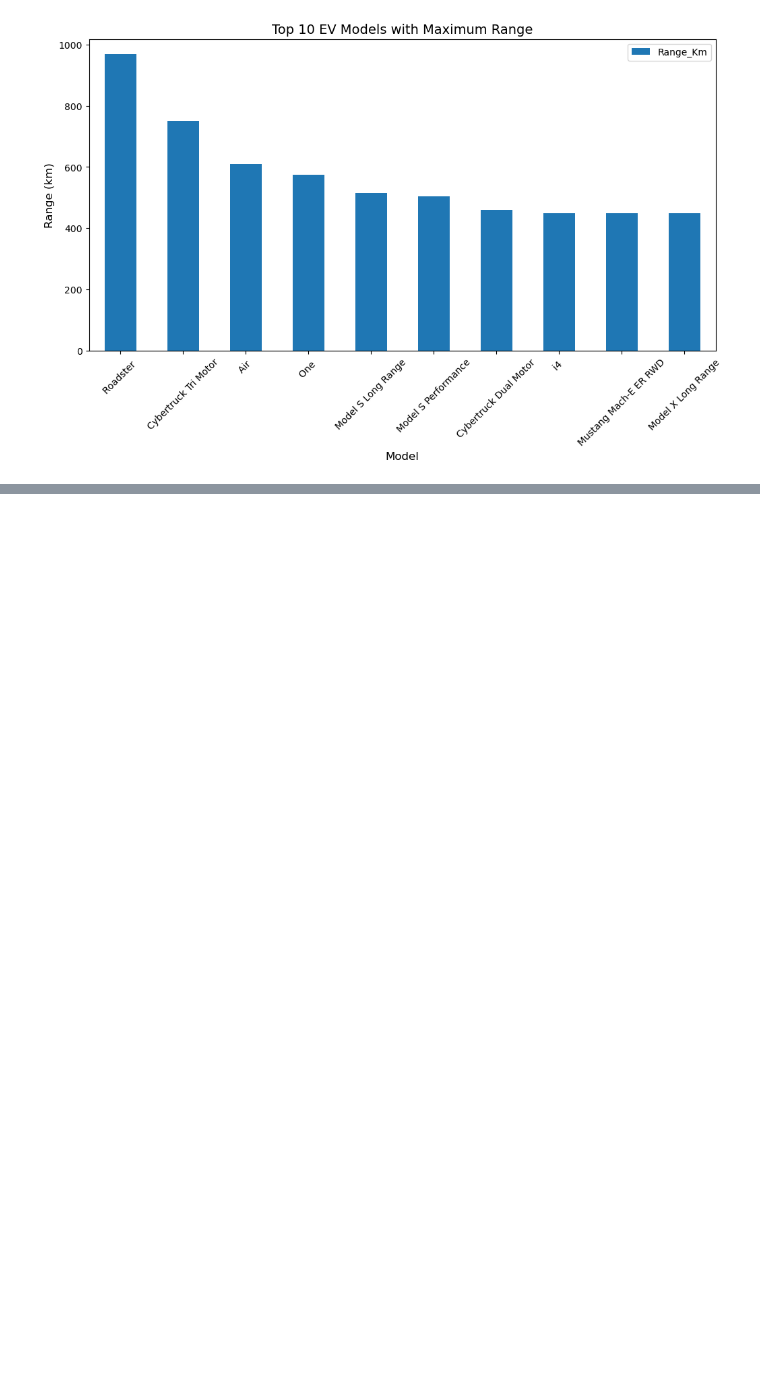
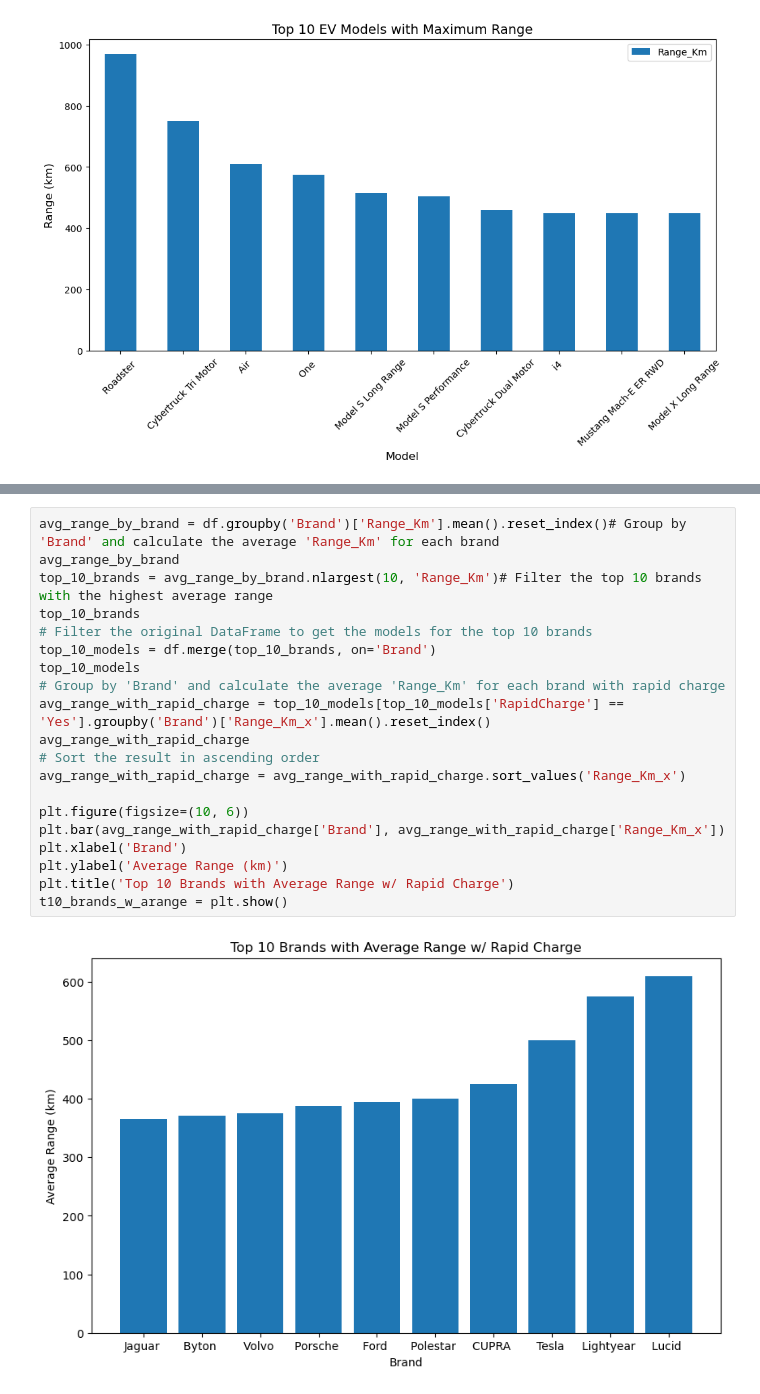
Before and after one commit to Normalitan/DataEV-First-Project, a Jupyter notebook: EV Data Exploration PROJECT.ipynb, the cells around one changed output, grey strips where cells are left out. Drawn from its saved outputs; the diff is of its cells as text; blank space fills up the shorter version.

```diff
--- a/EV Data Exploration PROJECT.ipynb
+++ b/EV Data Exploration PROJECT.ipynb
@@ -141,0 +247,22 @@ plt.show()
+# %%
+avg_range_by_brand = df.groupby('Brand')['Range_Km'].mean().reset_index()# Group by 'Brand' and calculate the average 'Range_Km' for each brand
+avg_range_by_brand
+top_10_brands = avg_range_by_brand.nlargest(10, 'Range_Km')# Filter the top 10 brands with the highest average range
+top_10_brands
+# Filter the original DataFrame to get the models for the top 10 brands
+top_10_models = df.merge(top_10_brands, on='Brand')
+top_10_models
+# Group by 'Brand' and calculate the average 'Range_Km' for each brand with rapid charge
+avg_range_with_rapid_charge = top_10_models[top_10_models['RapidCharge'] == 'Yes'].groupby('Brand')['Range_Km_x'].mean().reset_index()
+avg_range_with_rapid_charge
+# Sort the result in ascending order
+avg_range_with_rapid_charge = avg_range_with_rapid_charge.sort_values('Range_Km_x')
+
+plt.figure(figsize=(10, 6))
+plt.bar(avg_range_with_rapid_charge['Brand'], avg_range_with_rapid_charge['Range_Km_x'])
+plt.xlabel('Brand')
+plt.ylabel('Average Range (km)')
+plt.title('Top 10 Brands with Average Range w/ Rapid Charge')
+t10_brands_w_arange = plt.show()
+# %% [output]
+[figure, added]
```
Also changed, not shown: parts of 11 cells of this notebook.
